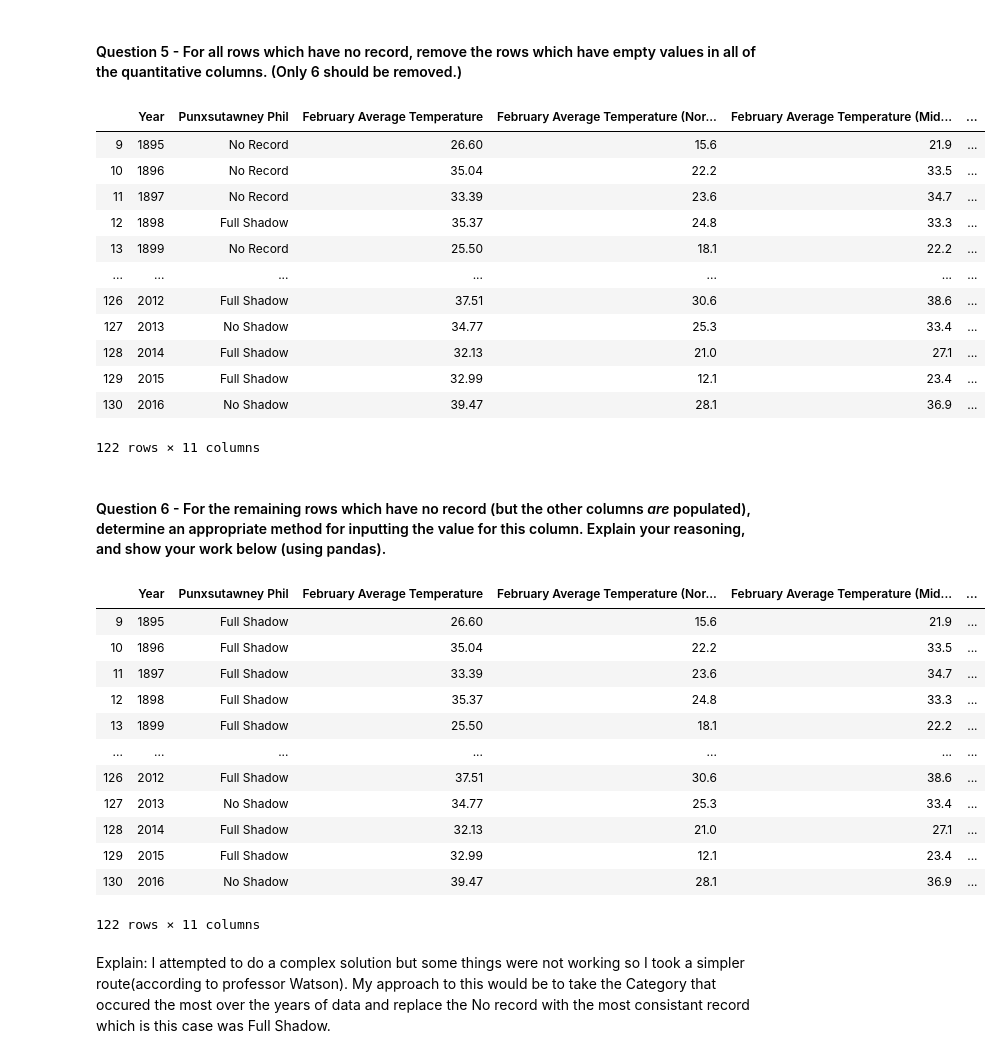
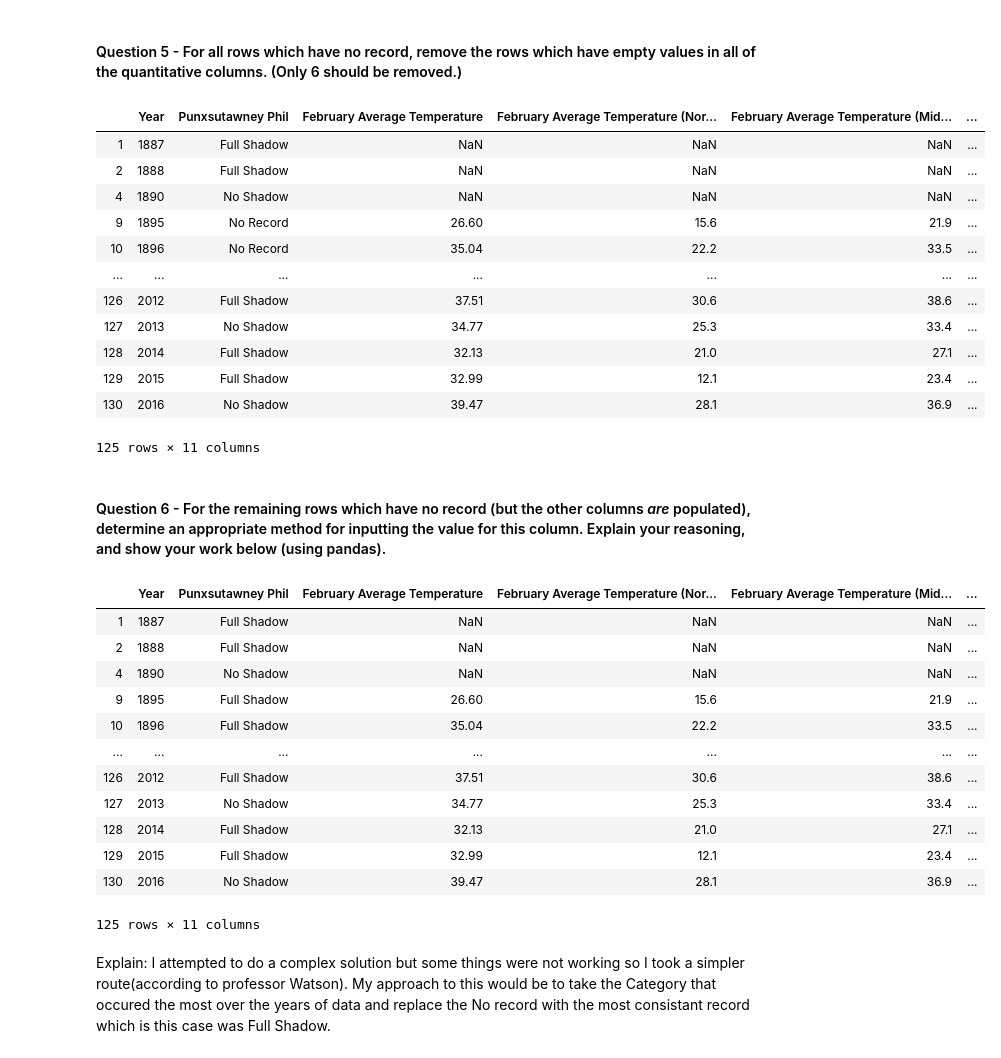
Before and after one commit to CrazyMiguel/CS301, a Jupyter notebook: HW_6.ipynb, the cells around one changed output. Drawn from its saved outputs; the diff is of its cells as text; code cells hidden in the pictures.

```diff
--- a/HW_6.ipynb
+++ b/HW_6.ipynb
@@ -103,34 +103,27 @@ data_df.head(60)
 # %% [markdown]
 #### Question 5 - For all rows which have no record, remove the rows which have empty values in all of the quantitative columns. (Only 6 should be removed.)
 # %%
-#this would be for norecord only
 noRecord= data_df.loc[data_df['Shadow']==0]
-#quant = noRecord.iloc[:,2:10]
-#quant
-#nullIdx=quant.index[quant.isnull().all(1)]
-#for idx in nullIdx:
-#    data_df=data_df.drop(idx)
-#data_df
-quant = data_df.iloc[:,2:10]
+quant = noRecord.iloc[:,2:10]
 quant
 nullIdx=quant.index[quant.isnull().all(1)]
 for idx in nullIdx:
     data_df=data_df.drop(idx)
 data_df
 # %% [output]
 |  | Year | Punxsutawney Phil | February Average Temperature | February Average Temperature (Nor... | February Average Temperature (Mid... | ... |
+| 1 | 1887 | Full Shadow | NaN | NaN | NaN | ... |
+| 2 | 1888 | Full Shadow | NaN | NaN | NaN | ... |
+| 4 | 1890 | No Shadow | NaN | NaN | NaN | ... |
 | 9 | 1895 | No Record | 26.60 | 15.6 | 21.9 | ... |
 | 10 | 1896 | No Record | 35.04 | 22.2 | 33.5 | ... |
-| 11 | 1897 | No Record | 33.39 | 23.6 | 34.7 | ... |
-| 12 | 1898 | Full Shadow | 35.37 | 24.8 | 33.3 | ... |
-| 13 | 1899 | No Record | 25.50 | 18.1 | 22.2 | ... |
 | ... | ... | ... | ... | ... | ... | ... |
 | 126 | 2012 | Full Shadow | 37.51 | 30.6 | 38.6 | ... |
 | 127 | 2013 | No Shadow | 34.77 | 25.3 | 33.4 | ... |
 | 128 | 2014 | Full Shadow | 32.13 | 21.0 | 27.1 | ... |
 | 129 | 2015 | Full Shadow | 32.99 | 12.1 | 23.4 | ... |
 | 130 | 2016 | No Shadow | 39.47 | 28.1 | 36.9 | ... |
-122 rows × 11 columns
+125 rows × 11 columns
 # %% [markdown]
 
 #### Question 6 - For the remaining rows which have no record (but the other columns *are* populated), determine an appropriate method for inputting the value for this column. Explain your reasoning, and show your work below (using pandas).
@@ -160,7 +153,7 @@ data_df
 #subset
 # %%
 Often=data_df['Shadow'].mode()
-Type=(data_df['Punxsutawney Phil'].loc[data_df['Shadow']==Often[0]])[12]
+Type=(data_df['Punxsutawney Phil'].loc[data_df['Shadow']==Often[0]])[1]
 for idx in data_df.index:
     shadow=data_df.loc[idx, 'Shadow']
     data_df.loc[(data_df['Shadow']==0), 'Punxsutawney Phil'] = Type
@@ -168,18 +161,18 @@ for idx in data_df.index:
 data_df
 # %% [output]
 |  | Year | Punxsutawney Phil | February Average Temperature | February Average Temperature (Nor... | February Average Temperature (Mid... | ... |
+| 1 | 1887 | Full Shadow | NaN | NaN | NaN | ... |
+| 2 | 1888 | Full Shadow | NaN | NaN | NaN | ... |
+| 4 | 1890 | No Shadow | NaN | NaN | NaN | ... |
 | 9 | 1895 | Full Shadow | 26.60 | 15.6 | 21.9 | ... |
 | 10 | 1896 | Full Shadow | 35.04 | 22.2 | 33.5 | ... |
-| 11 | 1897 | Full Shadow | 33.39 | 23.6 | 34.7 | ... |
-| 12 | 1898 | Full Shadow | 35.37 | 24.8 | 33.3 | ... |
-| 13 | 1899 | Full Shadow | 25.50 | 18.1 | 22.2 | ... |
 | ... | ... | ... | ... | ... | ... | ... |
 | 126 | 2012 | Full Shadow | 37.51 | 30.6 | 38.6 | ... |
 | 127 | 2013 | No Shadow | 34.77 | 25.3 | 33.4 | ... |
 | 128 | 2014 | Full Shadow | 32.13 | 21.0 | 27.1 | ... |
 | 129 | 2015 | Full Shadow | 32.99 | 12.1 | 23.4 | ... |
 | 130 | 2016 | No Shadow | 39.47 | 28.1 | 36.9 | ... |
-122 rows × 11 columns
+125 rows × 11 columns
 # %% [markdown]
 Explain:
     I attempted to do a complex solution but some things were not working so I took a simpler route(according to professor Watson). My approach to this would be to take the Category that occured the most over the years of data and replace the No record with the most consistant record which is this case was Full Shadow.
```
Also changed, not shown: parts of 9 cells of this notebook.
